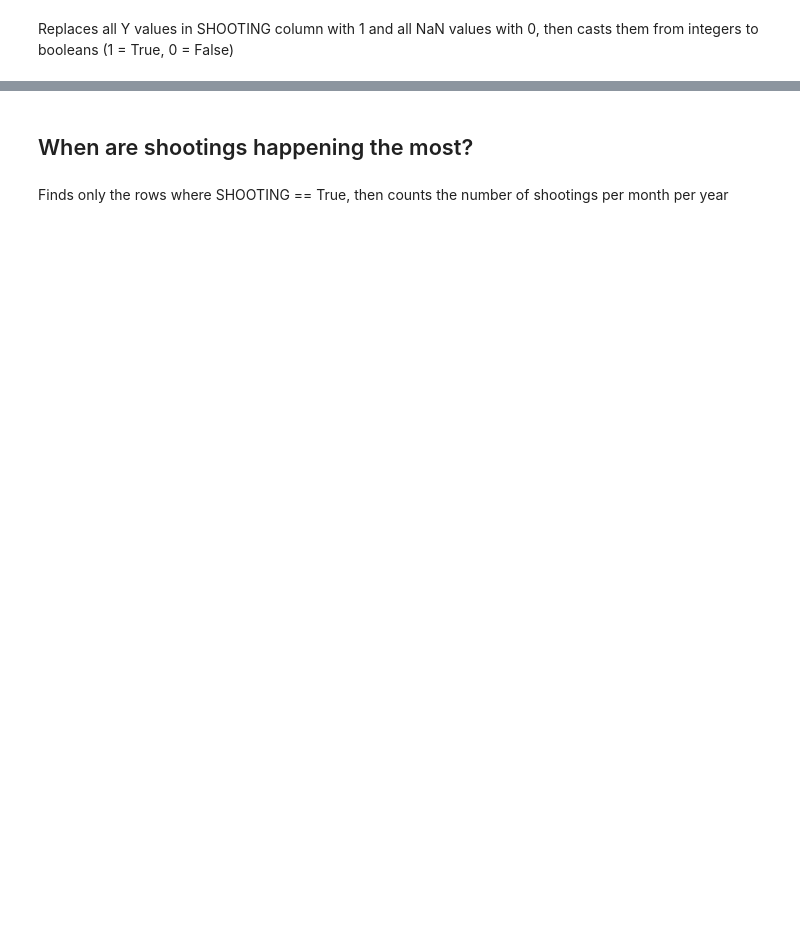
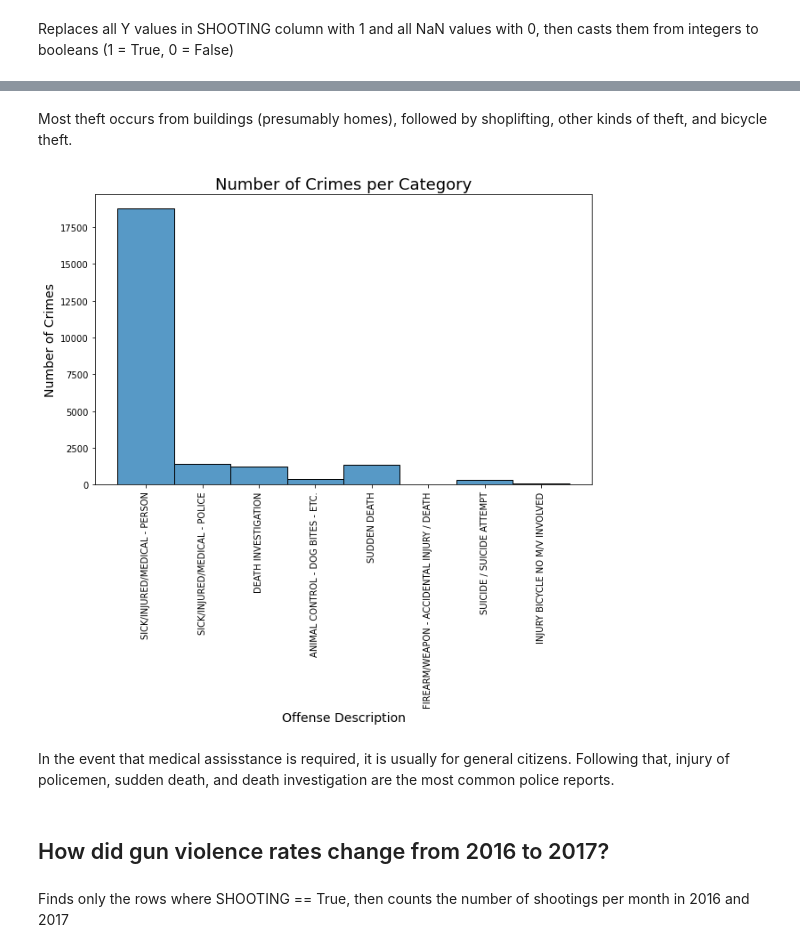
Before and after one commit to nathalieforsythe/DataScience2021F, a Jupyter notebook: Unit3/Project3A/project3a.ipynb, the cells around one changed output, grey strips where cells are left out. Cells and saved outputs as stored; diff of their text form; code cells hidden in the pictures; blank space fills up the shorter version.

```diff
--- a/Unit3/Project3A/project3a.ipynb
+++ b/Unit3/Project3A/project3a.ipynb
@@ -19,5 +84,20 @@ bcd['SHOOTING'] = bcd['SHOOTING'].astype(bool)
+# %% [markdown]
+Most theft occurs from buildings (presumably homes), followed by shoplifting, other kinds of theft, and bicycle theft.
+# %%
+plt.figure(figsize = (10, 6))
+plt.title('Number of Crimes per Category', fontsize = 18)
+plt.xlabel('Offense Description', fontsize = 14)
+plt.xticks(rotation = 90)
+plt.ylabel('Number of Crimes', fontsize = 14)
+
+sns.histplot(medical, x = medical['OFFENSE_DESCRIPTION'])
+plt.show()
+# %% [output]
+[figure, added]
+# %% [markdown]
+In the event that medical assisstance is required, it is usually for general citizens. Following that, injury of policemen, sudden death, and death investigation are the most common police reports.
 # %% [markdown]
-## When are shootings happening the most?
+## How did gun violence rates change from 2016 to 2017?
 # %% [markdown]
-Finds only the rows where SHOOTING == True, then counts the number of shootings per month per year
+Finds only the rows where SHOOTING == True, then counts the number of shootings per month in 2016 and 2017
 # %%
```
Also changed, not shown: parts of 20 cells of this notebook.
